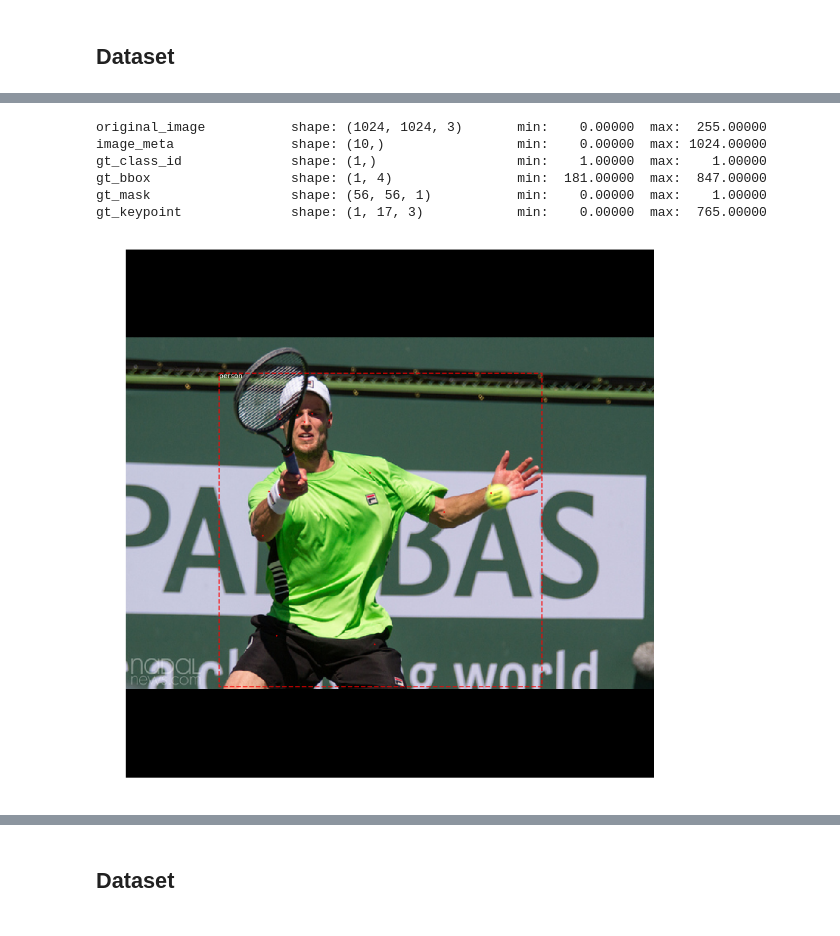
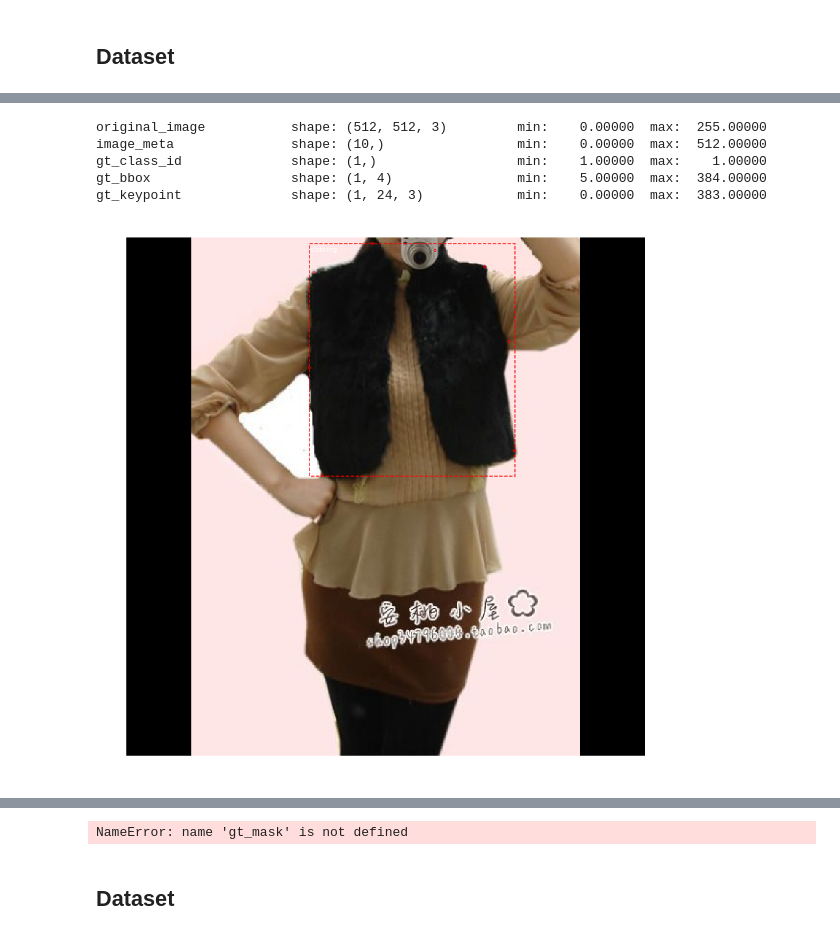
Before and after one commit to huaifeng1993/FashionAI_Key_Points_Detection, a Jupyter notebook: inference_humanpose.ipynb, the cells around one changed output, grey strips where cells are left out. Drawn from its saved outputs; the diff is of its cells as text; code cells hidden in the pictures.

```diff
--- a/inference_humanpose.ipynb
+++ b/inference_humanpose.ipynb
@@ -68,24 +84,26 @@ Loading weights from  D:\Github\Mask_RCNN\mask_rcnn_coco_0028.h5
 ## Dataset
 # %%
 # Load dataset
-assert inference_config.NAME == "coco"
+assert inference_config.NAME == "FI"
 # Training dataset
 #load person keypoints dataset
-train_dataset_keypoints = coco.CocoDataset(task_type="person_keypoints")
-train_dataset_keypoints.load_coco(COCO_DIR, "train")
-train_dataset_keypoints.prepare()
+# Training dataset
+dataset_train = FIDataset()
+dataset_train.load_FI(category='train')
+dataset_train.prepare()
 
-val_dataset_keypoints = coco.CocoDataset(task_type="person_keypoints")
-val_dataset_keypoints.load_coco(COCO_DIR, "val")
-val_dataset_keypoints.prepare()
+# Validation dataset
+dataset_val = FIDataset()
+dataset_val.load_FI(category='val')
+dataset_val.prepare()
 
-print("Train Keypoints Image Count: {}".format(len(train_dataset_keypoints.image_ids)))
-print("Train Keypoints Class Count: {}".format(train_dataset_keypoints.num_classes))
-for i, info in enumerate(train_dataset_keypoints.class_info):
-    print("{:3}. {:50}".format(i, info['name']))
+#print("Train Keypoints Image Count: {}".format(len(train_dataset_keypoints.image_ids)))
+#print("Train Keypoints Class Count: {}".format(train_dataset_keypoints.num_classes))
+#for i, info in enumerate(train_dataset_keypoints.class_info):
+#   print("{:3}. {:50}".format(i, info['name']))
 
-print("Val Keypoints Image Count: {}".format(len(val_dataset_keypoints.image_ids)))
-print("Val Keypoints Class Count: {}".format(val_dataset_keypoints.num_classes))
-for i, info in enumerate(val_dataset_keypoints.class_info):
-    print("{:3}. {:50}".format(i, info['name']))
+#print("Val Keypoints Image Count: {}".format(len(val_dataset_keypoints.image_ids)))
+#print("Val Keypoints Class Count: {}".format(val_dataset_keypoints.num_classes))
+#for i, info in enumerate(val_dataset_keypoints.class_info):
+#   print("{:3}. {:50}".format(i, info['name']))
 # %% [output]
@@ -112,42 +127,40 @@ Val Keypoints Class Count: 2
 # %%
 # Test on a random image
-image_id = random.choice(val_dataset_keypoints.image_ids)
-original_image, image_meta, gt_class_id, gt_bbox, gt_mask, gt_keypoint =\
-    modellib.load_image_gt_keypoints(val_dataset_keypoints, inference_config,
+image_id = random.choice(dataset_val.image_ids)
+original_image, image_meta, gt_class_id, gt_bbox, gt_keypoint =\
+    modellib.load_image_gt_keypoints(dataset_val, inference_config,
                            image_id, augment=False,use_mini_mask=inference_config.USE_MINI_MASK)
 
 log("original_image", original_image)
 log("image_meta", image_meta)
 log("gt_class_id", gt_class_id)
 log("gt_bbox", gt_bbox)
-log("gt_mask", gt_mask)
 log("gt_keypoint", gt_keypoint)
-visualize.display_keypoints(original_image,gt_bbox,gt_keypoint,gt_class_id,val_dataset_keypoints.class_names)
+visualize.display_keypoints(original_image,gt_bbox,gt_keypoint,gt_class_id,dataset_val.class_names)
 if(inference_config.USE_MINI_MASK):
     gt_mask = utils.expand_mask(gt_bbox,gt_mask,original_image.shape)
 visualize.display_instances(original_image, gt_bbox, gt_mask, gt_class_id,
-                            val_dataset_keypoints.class_names,)
+                            dataset_val.class_names,)
 
 # original_image, image_meta, gt_class_id, gt_bbox, gt_mask, gt_keypoint =\
 #     modellib.load_image_gt_keypoints(val_dataset_keypoints, inference_config,
 #                            image_id, augment=True,use_mini_mask=inference_config.USE_MINI_MASK)
 
 # log("original_image", original_image)
 # log("image_meta", image_meta)
 # log("gt_class_id", gt_class_id)
 # log("gt_bbox", gt_bbox)
 # log("gt_mask", gt_mask)
 # log("gt_keypoint", gt_keypoint)
 # visualize.display_keypoints(original_image,gt_bbox,gt_keypoint,gt_class_id,val_dataset_keypoints.class_names)
 # if(inference_config.USE_MINI_MASK):
 #     gt_mask = utils.expand_mask(gt_bbox,gt_mask,original_image.shape)
 # visualize.display_instances(original_image, gt_bbox, gt_mask, gt_class_id,
 #                             val_dataset_keypoints.class_names,)
 # %% [output]
-original_image           shape: (1024, 1024, 3)       min:    0.00000  max:  255.00000
-image_meta               shape: (10,)                 min:    0.00000  max: 1024.00000
+original_image           shape: (512, 512, 3)         min:    0.00000  max:  255.00000
+image_meta               shape: (10,)                 min:    0.00000  max:  512.00000
 gt_class_id              shape: (1,)                  min:    1.00000  max:    1.00000
-gt_bbox                  shape: (1, 4)                min:  181.00000  max:  847.00000
-gt_mask                  shape: (56, 56, 1)           min:    0.00000  max:    1.00000
-gt_keypoint              shape: (1, 17, 3)            min:    0.00000  max:  765.00000
+gt_bbox                  shape: (1, 4)                min:    5.00000  max:  384.00000
+gt_keypoint              shape: (1, 24, 3)            min:    0.00000  max:  383.00000
-[figure, old version]
+[figure, new version]
@@ -155,3 +167,4 @@ gt_keypoint              shape: (1, 17, 3)            min:    0.00000  max:  765
+NameError: name 'gt_mask' is not defined
 # %% [markdown]
 ## Dataset
 # %%
```
Also changed, not shown: parts of 5 cells of this notebook, 6 other files.
